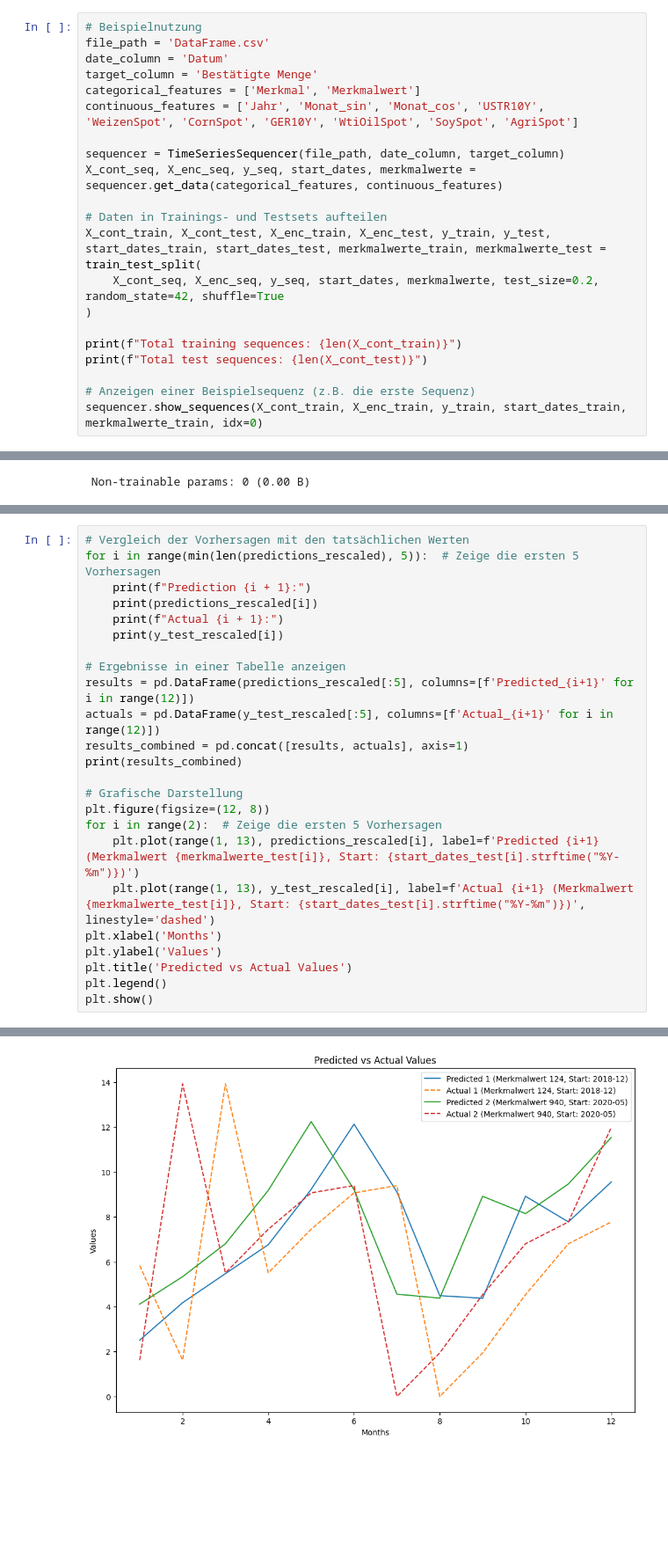
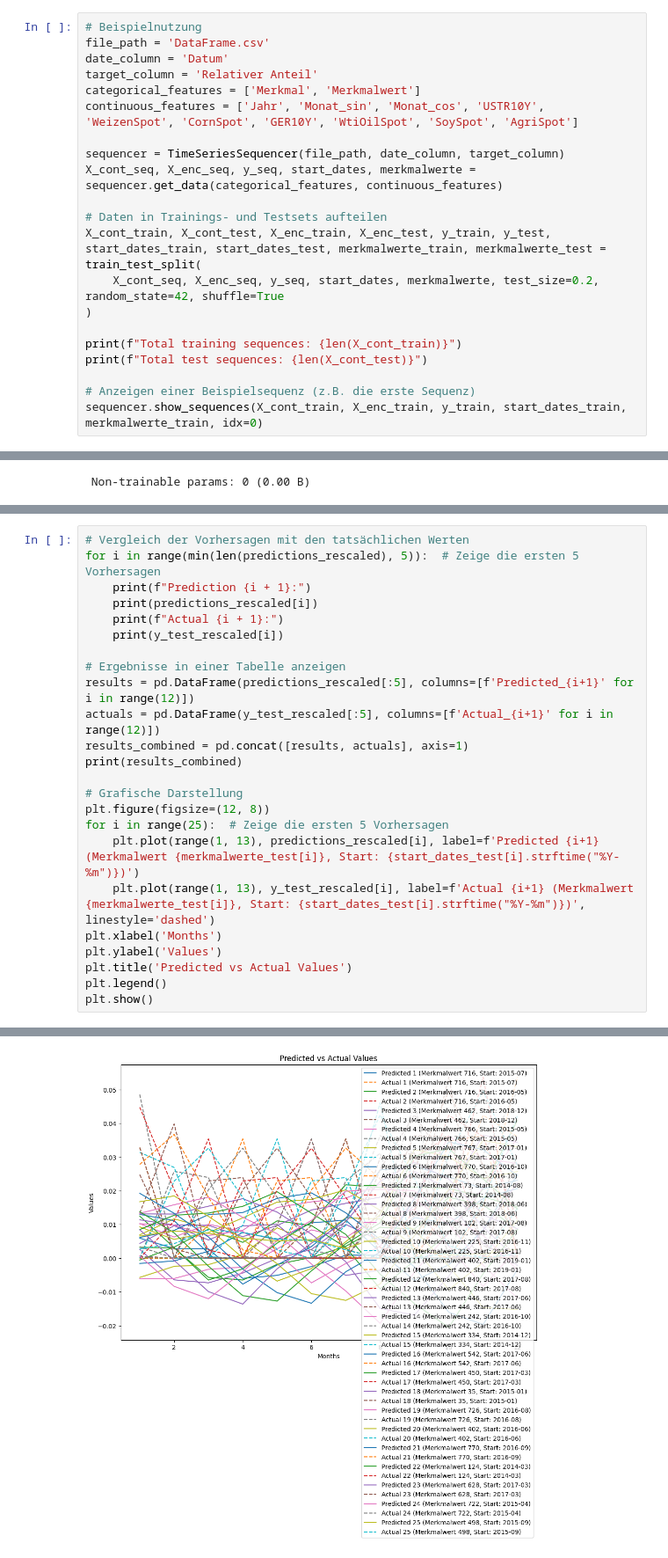
Before and after one commit to realreul/ML-with-CLAAS, a Jupyter notebook: TakeRatesNN.ipynb, the cells around one changed output, grey strips where cells are left out. Shown at 88% size. Drawn from its saved outputs; the diff is of its cells as text; blank space fills up the shorter version.

```diff
--- a/TakeRatesNN.ipynb
+++ b/TakeRatesNN.ipynb
@@ -192,7 +192,7 @@ class TimeSeriesSequencer:
 # Beispielnutzung
 file_path = 'DataFrame.csv'
 date_column = 'Datum'
-target_column = 'Bestätigte Menge'
+target_column = 'Relativer Anteil'
 categorical_features = ['Merkmal', 'Merkmalwert']
 continuous_features = ['Jahr', 'Monat_sin', 'Monat_cos', 'USTR10Y', 'WeizenSpot', 'CornSpot', 'GER10Y', 'WtiOilSpot', 'SoySpot', 'AgriSpot']
 
@@ -470,7 +470,7 @@ print(results_combined)
 
 # Grafische Darstellung
 plt.figure(figsize=(12, 8))
-for i in range(2):  # Zeige die ersten 5 Vorhersagen
+for i in range(25):  # Zeige die ersten 5 Vorhersagen
     plt.plot(range(1, 13), predictions_rescaled[i], label=f'Predicted {i+1} (Merkmalwert {merkmalwerte_test[i]}, Start: {start_dates_test[i].strftime("%Y-%m")})')
     plt.plot(range(1, 13), y_test_rescaled[i], label=f'Actual {i+1} (Merkmalwert {merkmalwerte_test[i]}, Start: {start_dates_test[i].strftime("%Y-%m")})', linestyle='dashed')
 plt.xlabel('Months')
@@ -497,3 +497,3 @@ Actual 2:
 
 [5 rows x 24 columns]
-[figure, old version]
+[figure, new version]
```
Also changed, not shown: parts of 4 cells of this notebook, 3 other files.
